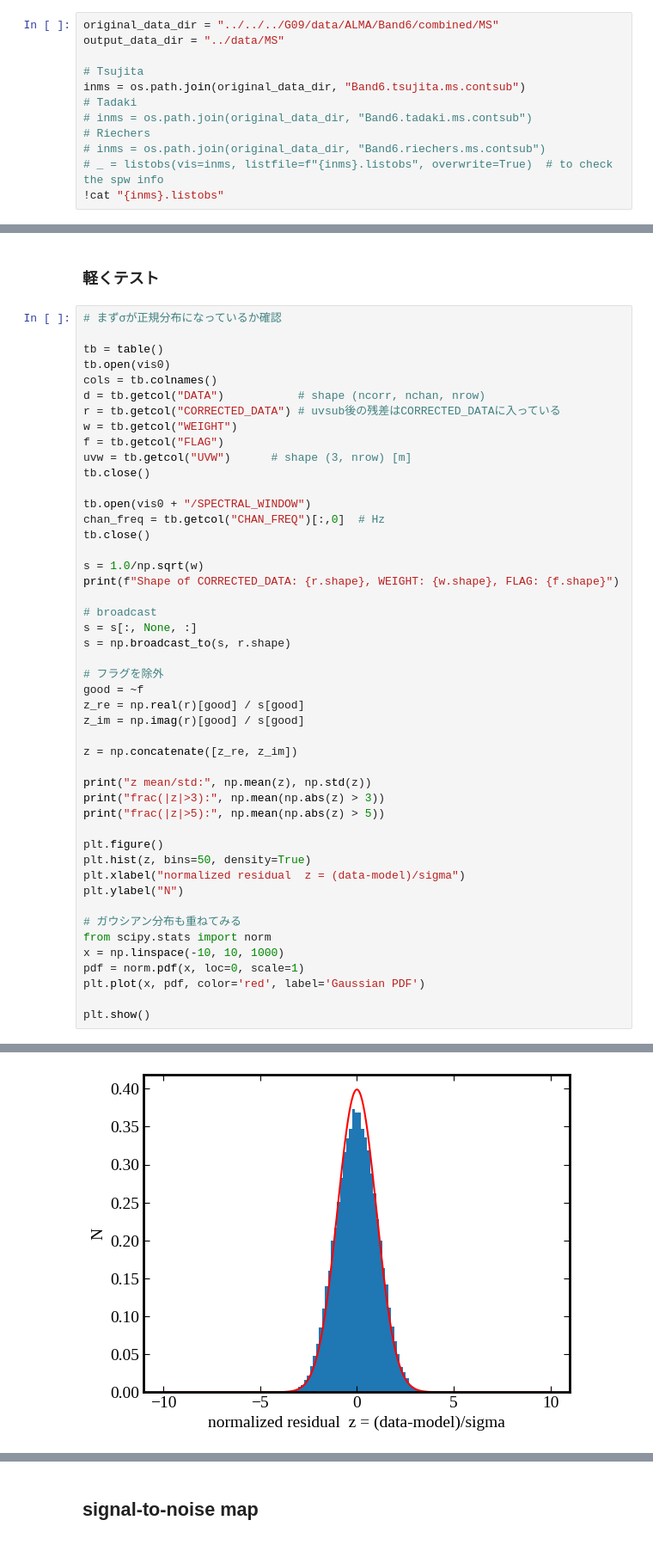
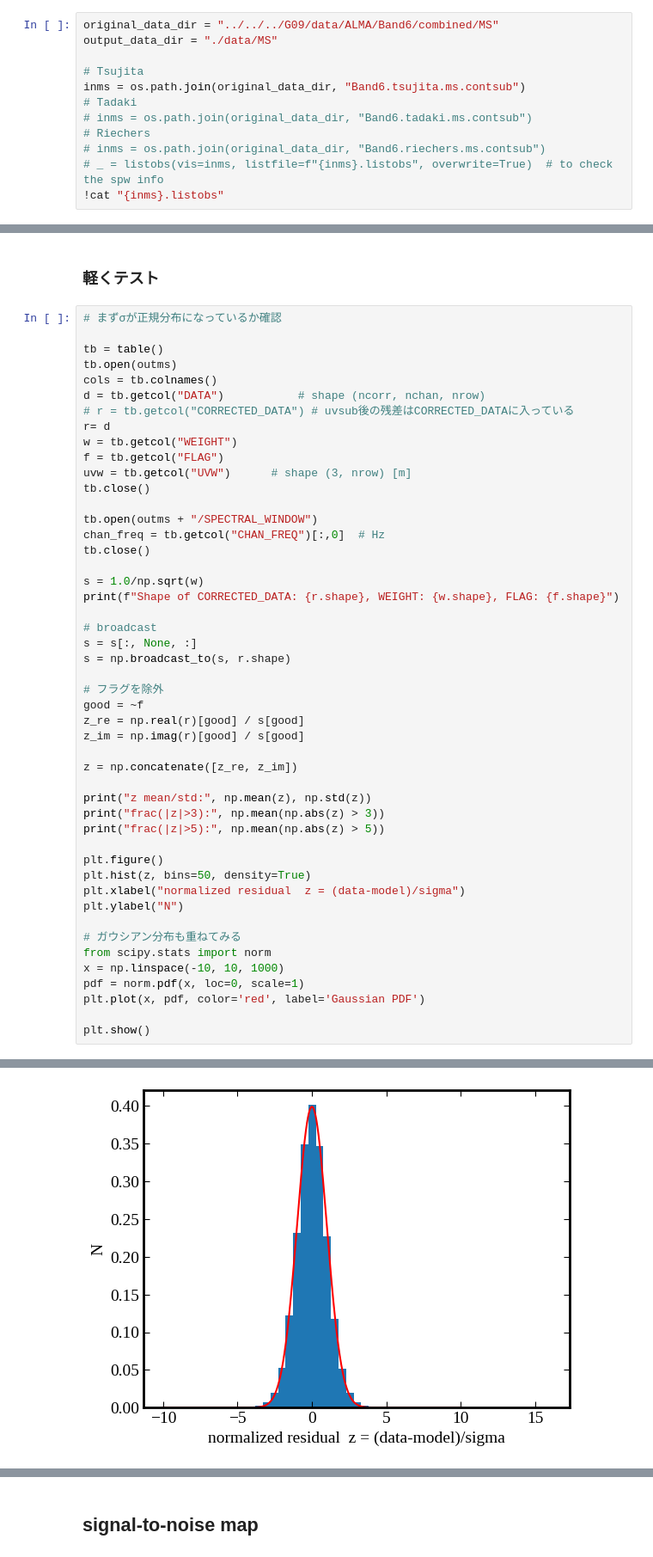
Before and after one commit to tjtakys/glint, a Jupyter notebook: examples/G09_process_vis.ipynb, the cells around one changed output, grey strips where cells are left out. Shown at 86% size. Saved outputs shown, nothing was run; the diff lists cells and outputs as text.

```diff
--- a/examples/G09_process_vis.ipynb
+++ b/examples/G09_process_vis.ipynb
@@ -30,7 +30,7 @@ from params_kinematics import param_names, param_table
 set_my_plot_style()
 # %%
 original_data_dir = "../../../G09/data/ALMA/Band6/combined/MS"
-output_data_dir = "../data/MS"
+output_data_dir = "./data/MS"
 
 # Tsujita
 inms = os.path.join(original_data_dir, "Band6.tsujita.ms.contsub")
@@ -453,16 +255,17 @@ sigma(from WEIGHT) min/med/max: 0.032880410372976614 0.05754476089576678 0.08834
 # まずσが正規分布になっているか確認
 
 tb = table()
-tb.open(vis0)
+tb.open(outms)
 cols = tb.colnames()
 d = tb.getcol("DATA")           # shape (ncorr, nchan, nrow)
-r = tb.getcol("CORRECTED_DATA") # uvsub後の残差はCORRECTED_DATAに入っている
+# r = tb.getcol("CORRECTED_DATA") # uvsub後の残差はCORRECTED_DATAに入っている
+r= d
 w = tb.getcol("WEIGHT")
 f = tb.getcol("FLAG")
 uvw = tb.getcol("UVW")      # shape (3, nrow) [m]
 tb.close()
 
-tb.open(vis0 + "/SPECTRAL_WINDOW")
+tb.open(outms + "/SPECTRAL_WINDOW")
 chan_freq = tb.getcol("CHAN_FREQ")[:,0]  # Hz
 tb.close()
 
@@ -504,2 +307,2 @@ frac(|z|>5): 0.0
-[figure, old version]
+[figure, new version]
 # %%
```
Also changed, not shown: parts of 45 cells of this notebook, 1 other file.
